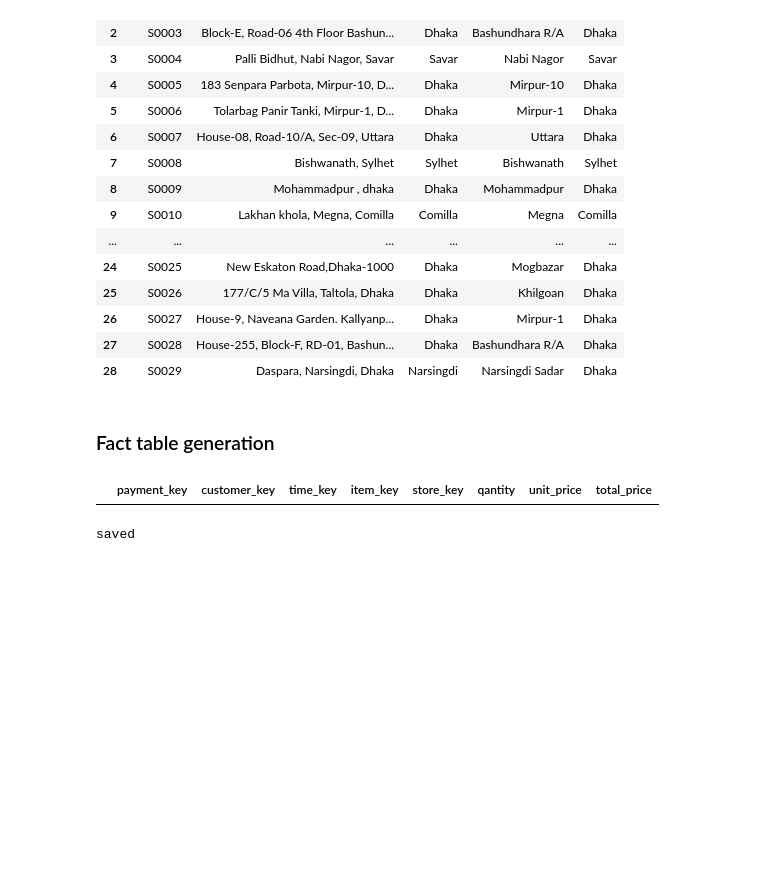
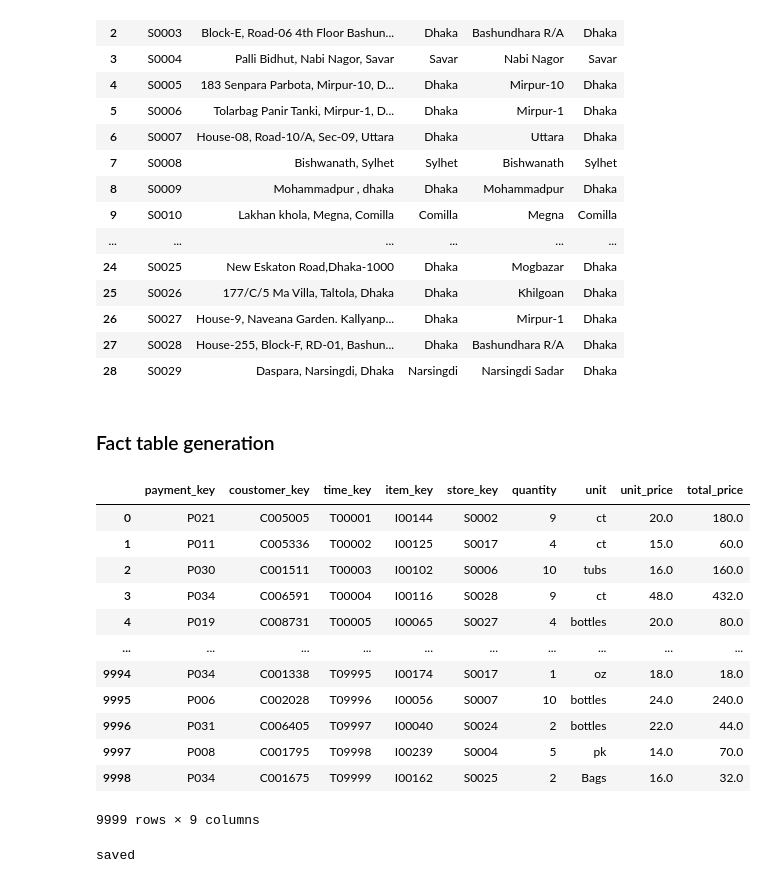
Before and after one commit to RaihanSabique/DW_Schema_Experiment, a Jupyter notebook: Randomized/Random_data_generation.ipynb, the cells around one changed output. Drawn from its saved outputs; the diff is of its cells as text; code cells hidden in the pictures; blank space fills up the shorter version.

Commit message:
Random data generation done

```diff
--- a/Randomized/Random_data_generation.ipynb
+++ b/Randomized/Random_data_generation.ipynb
@@ -18,7 +18,8 @@ for i in range(1,len(trans_dim)+1):
     else:
         payment_key.append('P0'+str(i))
 trans_dim['payment_key'] = pd.Series(payment_key, index=trans_dim.index)
+trans_dim['bank_name'] = trans_dim['bank_name'].str.strip()
 # trans_dim.reset_index()
 # trans_dim.set_index('payment_key')
-# print(trans_dim)
+print(trans_dim)
 # trans_dim.write_excel(open('e-Commerce_Data_warehouse.xlsx','wr'), sheet_name=1, engine='openpyxl')
@@ -42,0 +46,13 @@ item_dim
+# %%
+# item_dim['in_stock_quantity']
+quantity = []
+unit = []
+for i in item_dim['in_stock_quantity']:
+    itm = i.split(' ')
+    quantity.append(int(itm[0]))
+    unit.append(itm[1])
+# print(quantity)
+item_dim['stock_quantity'] = pd.Series(quantity, index=item_dim.index)
+item_dim['unit'] = pd.Series(unit, index=item_dim.index)
+del item_dim['in_stock_quantity']
+item_dim
@@ -291,10 +301,39 @@ store_dim
 | 28 | S0029 | Daspara, Narsingdi, Dhaka | Narsingdi | Narsingdi Sadar | Dhaka |
 # %% [markdown]
 ### Fact table generation
-# %%
-fact
-# %% [output]
-|  | payment_key | customer_key | time_key | item_key | store_key | qantity | unit_price | total_price |
+# %%
+fact_rows = []
+for time_key in time_dimension['time_key']:
+    dict = {}
+    dict['payment_key'] = trans_dim['payment_key'][randrange(len(trans_dim['payment_key']))]
+    dict['coustomer_key'] = coust_dim['coustomer_key'][randrange(len(coust_dim['coustomer_key']))]
+    dict['time_key'] = time_key
+    item_idx = randrange(len(item_dim['item_key']))
+    dict['item_key'] = item_dim['item_key'][item_idx]
+    dict['store_key'] = store_dim['store_key'][randrange(len(store_dim['store_key']))]
+    q = randrange(1, item_dim['stock_quantity'][idx])
+    dict['quantity'] = q
+    dict['unit'] = item_dim['unit'][item_idx]
+    dict['unit_price'] = item_dim['unit_price'][item_idx]
+    dict['total_price'] = float(item_dim['unit_price'][item_idx]) * q
+    fact_rows.append(dict)
+# print(fact_rows)
+fact_df = pd.DataFrame(fact_rows)
+fact_df
+# %% [output]
+|  | payment_key | coustomer_key | time_key | item_key | store_key | quantity | unit | unit_price | total_price |
+| 0 | P021 | C005005 | T00001 | I00144 | S0002 | 9 | ct | 20.0 | 180.0 |
+| 1 | P011 | C005336 | T00002 | I00125 | S0017 | 4 | ct | 15.0 | 60.0 |
+| 2 | P030 | C001511 | T00003 | I00102 | S0006 | 10 | tubs | 16.0 | 160.0 |
+| 3 | P034 | C006591 | T00004 | I00116 | S0028 | 9 | ct | 48.0 | 432.0 |
+| 4 | P019 | C008731 | T00005 | I00065 | S0027 | 4 | bottles | 20.0 | 80.0 |
+| ... | ... | ... | ... | ... | ... | ... | ... | ... | ... |
+| 9994 | P034 | C001338 | T09995 | I00174 | S0017 | 1 | oz | 18.0 | 18.0 |
+| 9995 | P006 | C002028 | T09996 | I00056 | S0007 | 10 | bottles | 24.0 | 240.0 |
+| 9996 | P031 | C006405 | T09997 | I00040 | S0024 | 2 | bottles | 22.0 | 44.0 |
+| 9997 | P008 | C001795 | T09998 | I00239 | S0004 | 5 | pk | 14.0 | 70.0 |
+| 9998 | P034 | C001675 | T09999 | I00162 | S0025 | 2 | Bags | 16.0 | 32.0 |
+9999 rows × 9 columns
 # %%
 import xlsxwriter
 writer = pd.ExcelWriter('output.xlsx', engine='xlsxwriter')
```
Also changed, not shown: parts of 9 cells of this notebook, 2 other files.
